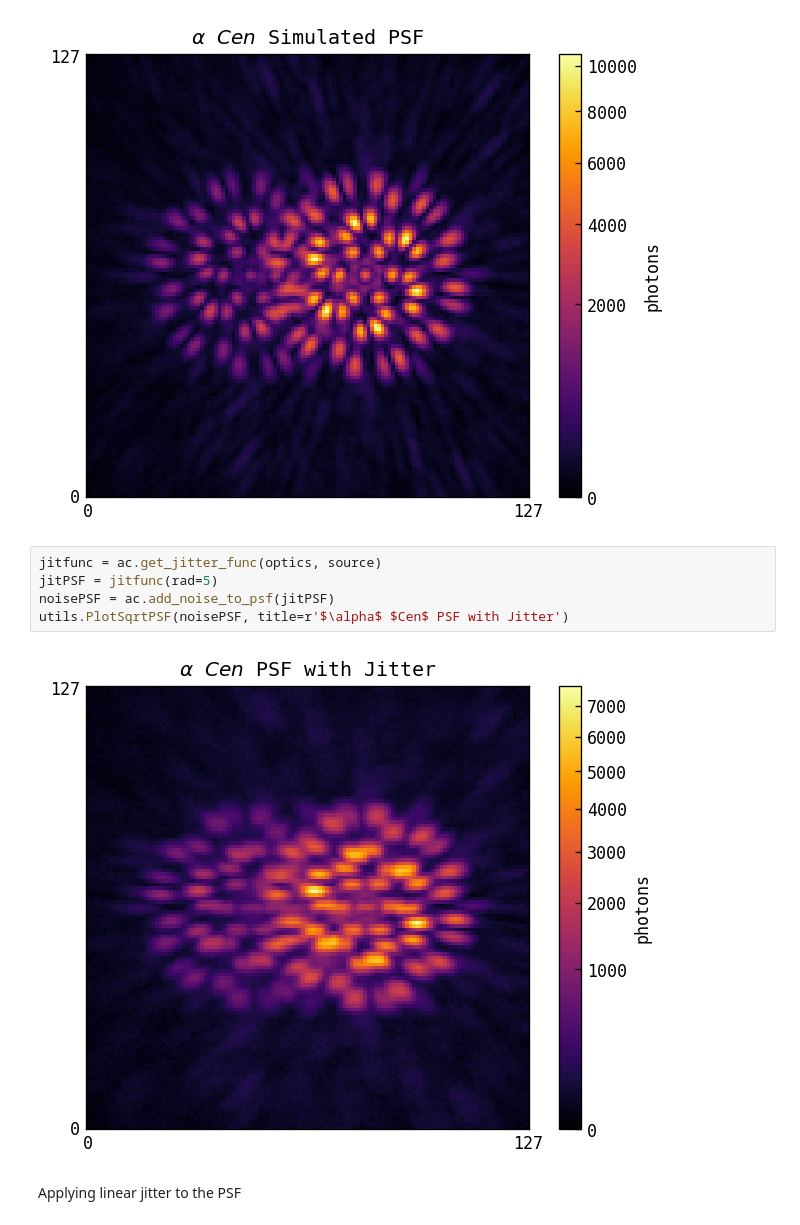
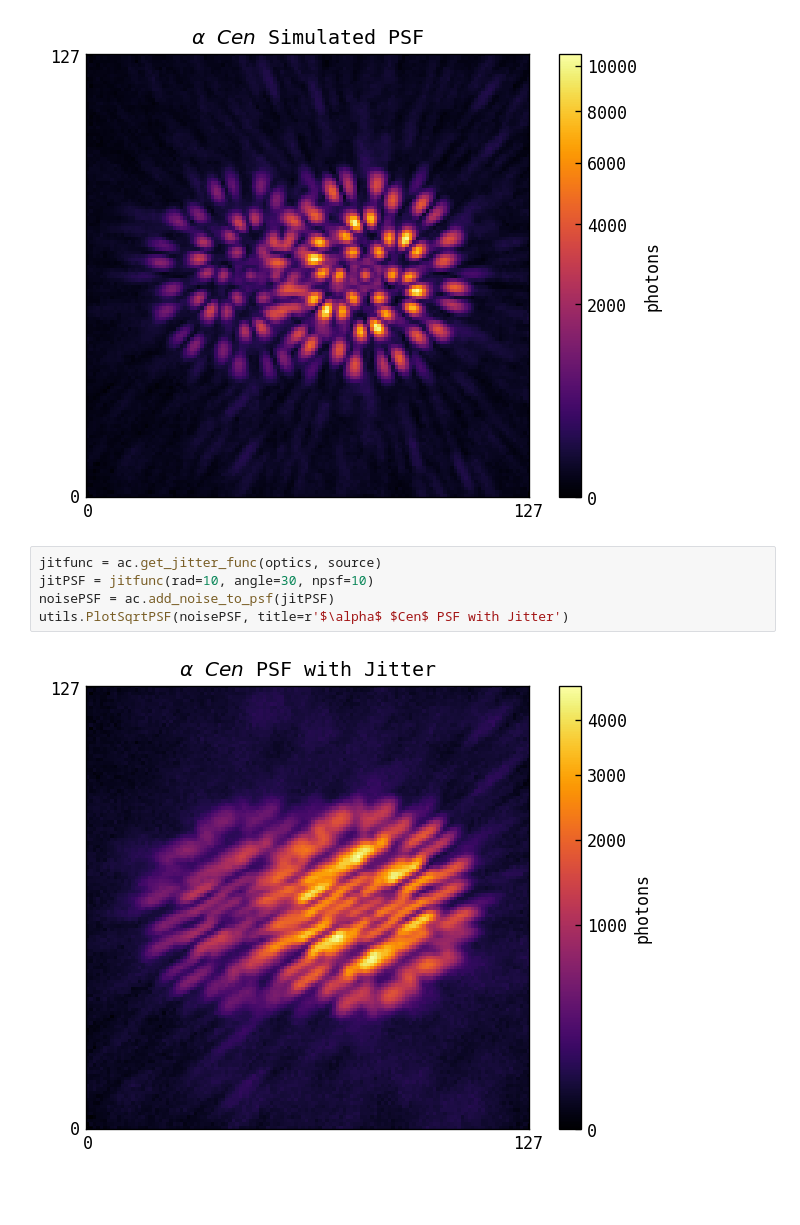
Before and after one commit to maxecharles/toliman-phd, a Jupyter notebook: main.ipynb, the cells around one changed output. Drawn from its saved outputs; the diff is of its cells as text; blank space fills up the shorter version.

```diff
--- a/main.ipynb
+++ b/main.ipynb
@@ -39,10 +39,8 @@ Warning: Negative values in PSF. Taking absolute value.
 [figure]
 # %%
 jitfunc = ac.get_jitter_func(optics, source)
-jitPSF = jitfunc(rad=5)
+jitPSF = jitfunc(rad=10, angle=30, npsf=10)
 noisePSF = ac.add_noise_to_psf(jitPSF)
 utils.PlotSqrtPSF(noisePSF, title=r'$\alpha$ $Cen$ PSF with Jitter')
 # %% [output]
-[figure, old version]
+[figure, new version]
-# %% [markdown]
-Applying linear jitter to the PSF
```
Also changed, not shown: parts of 4 cells of this notebook, 1 other file.
